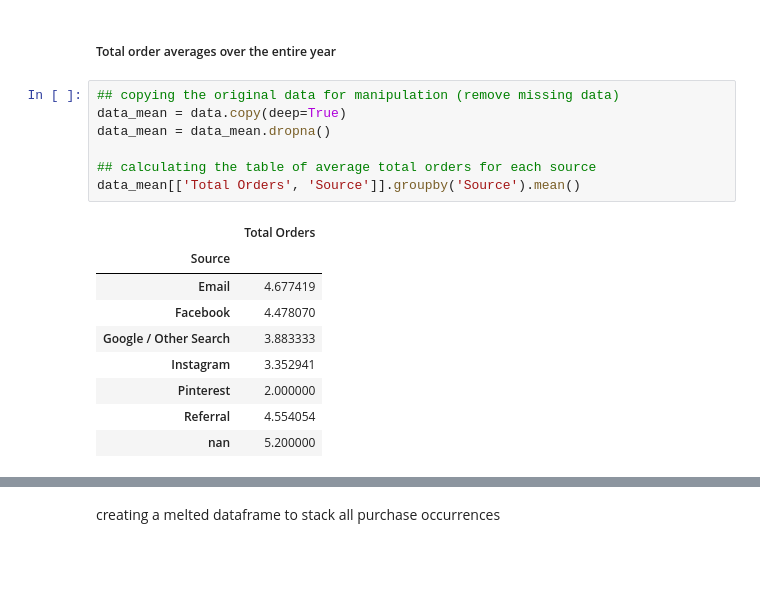
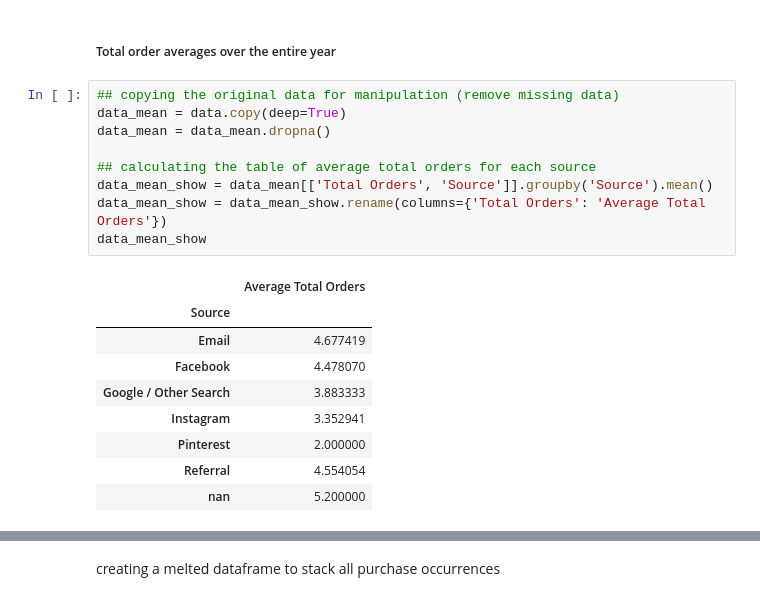
Before and after one commit to Pavat1X/case-study-interview, a Jupyter notebook: task_two.ipynb, the cells around one changed output, grey strips where cells are left out. Saved outputs shown, nothing was run; the diff lists cells and outputs as text; blank space fills up the shorter version.

```diff
--- a/task_two.ipynb
+++ b/task_two.ipynb
@@ -67,12 +52,14 @@ data.head()
 # %%
 ## copying the original data for manipulation (remove missing data)
 data_mean = data.copy(deep=True)
 data_mean = data_mean.dropna()
 
 ## calculating the table of average total orders for each source
-data_mean[['Total Orders', 'Source']].groupby('Source').mean()
+data_mean_show = data_mean[['Total Orders', 'Source']].groupby('Source').mean()
+data_mean_show = data_mean_show.rename(columns={'Total Orders': 'Average Total Orders'})
+data_mean_show
 # %% [output]
-|  | Total Orders |
+|  | Average Total Orders |
 | Source |  |
 | Email | 4.677419 |
 | Facebook | 4.478070 |
```
Also changed, not shown: parts of 26 cells of this notebook.
